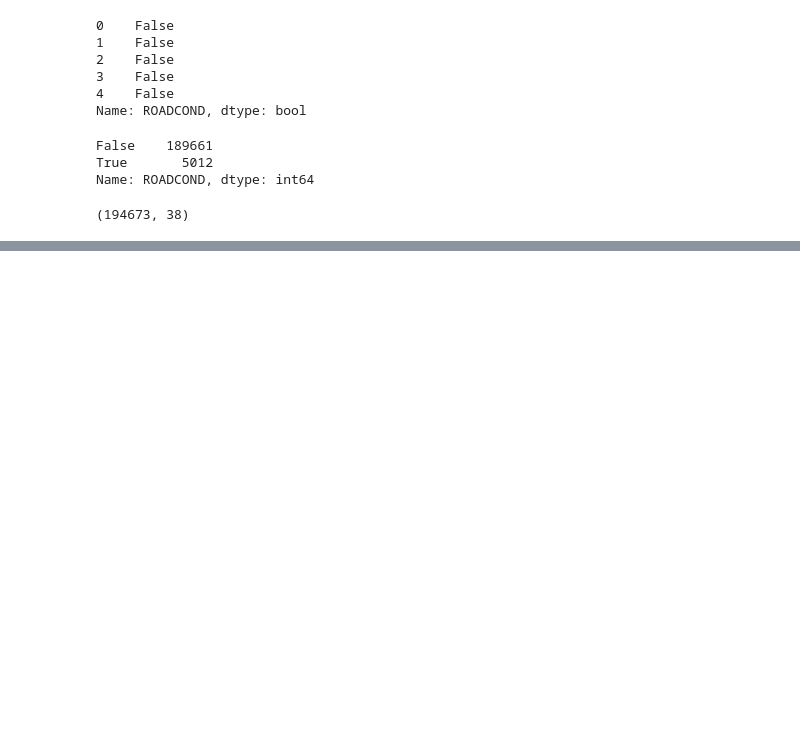
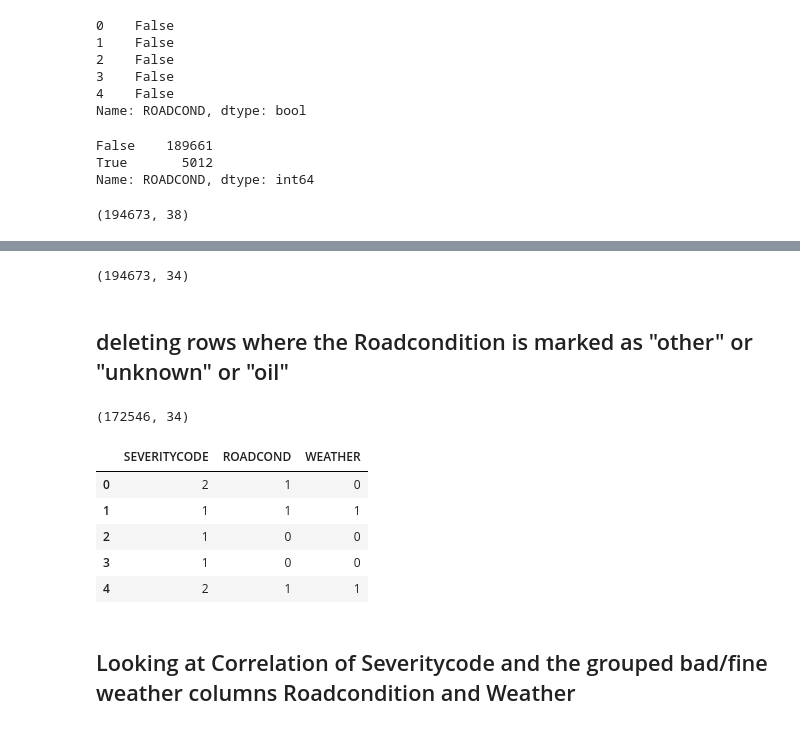
Before and after one commit to BettinaAH/Coursera_Capstone, a Jupyter notebook: Capstone.ipynb, the cells around one changed output, grey strips where cells are left out. Drawn from its saved outputs; the diff is of its cells as text; code cells hidden in the pictures; blank space fills up the shorter version.

```diff
--- a/Capstone.ipynb
+++ b/Capstone.ipynb
@@ -68,0 +554,42 @@ df_capstone.shape
+# %%
+df_01 = df_capstone
+# %%
+df_01.shape
+# %% [output]
+(194673, 34)
+# %% [markdown]
+## deleting rows where the Roadcondition is marked as "other" or "unknown" or "oil"
+# %%
+# replace "Other" and "Unknown" to NaN
+df_01.replace("Other", np.nan, inplace = True)
+df_01.replace("Unknown", np.nan, inplace = True)
+df_01.replace("Oil", np.nan, inplace = True) # shortcut to delete also Roadconditions with "oil", as they are not weather dependent
+
+# drop whole row with NaN in "ROADCOND" column
+df_01.dropna(subset=["ROADCOND"], axis=0, inplace=True)
+
+# drop whole row with NaN in "WEATHER" column
+df_01.dropna(subset=["WEATHER"], axis=0, inplace=True)
+
+
+df_01.shape
+# %% [output]
+(172546, 34)
+# %%
+# Replacing ROADCOND values with 0 for good/fine weather and 1 for bad weather
+df_01['ROADCOND'].replace(to_replace=['Wet','Dry','Snow/Slush','Ice','Sand/Mud/Dirt','Standing Water'], value = ['1','0','1','1','1','1'], inplace=True)
+# %%
+# Replacing Weather values with 0 for good/fine weather and 1 for bad weather
+df_01['WEATHER'].replace(to_replace=['Clear','Raining','Overcast','Snowing','Fog/Smog/Smoke','Sleet/Hail/Freezing Rain','Blowing Sand/Dirt','Severe Crosswind','Partly Cloudy'], value = ['0','1','0','1','1','1','1','1','0'], inplace=True)
+# %%
+df_SRW = df_01[['SEVERITYCODE','ROADCOND','WEATHER']] # SRW stands for Serveritycode Roadconditions Weather
+df_SRW.head()
+# %% [output]
+|  | SEVERITYCODE | ROADCOND | WEATHER |
+| 0 | 2 | 1 | 0 |
+| 1 | 1 | 1 | 1 |
+| 2 | 1 | 0 | 0 |
+| 3 | 1 | 0 | 0 |
+| 4 | 2 | 1 | 1 |
+# %% [markdown]
+## Looking at Correlation of Severitycode and the grouped bad/fine weather columns Roadcondition and Weather
```
Also changed, not shown: parts of 56 cells of this notebook.
